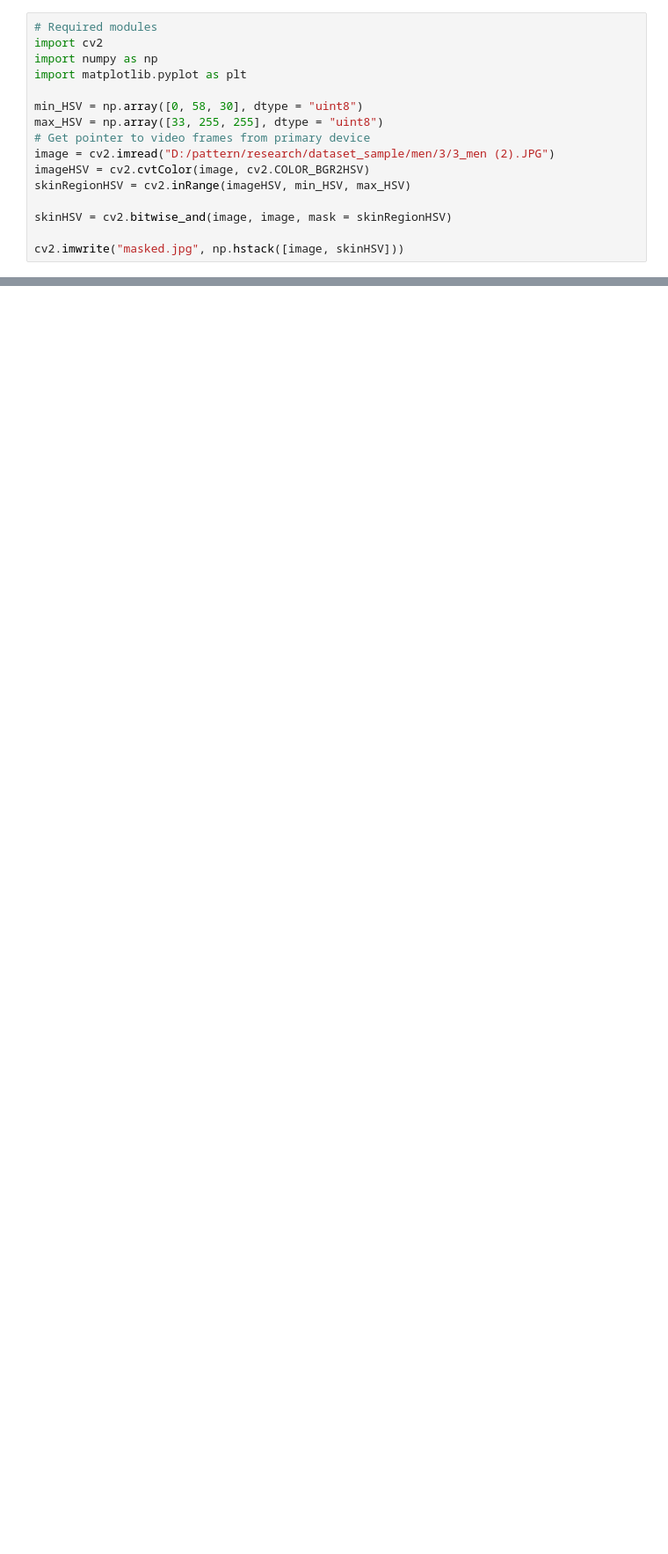
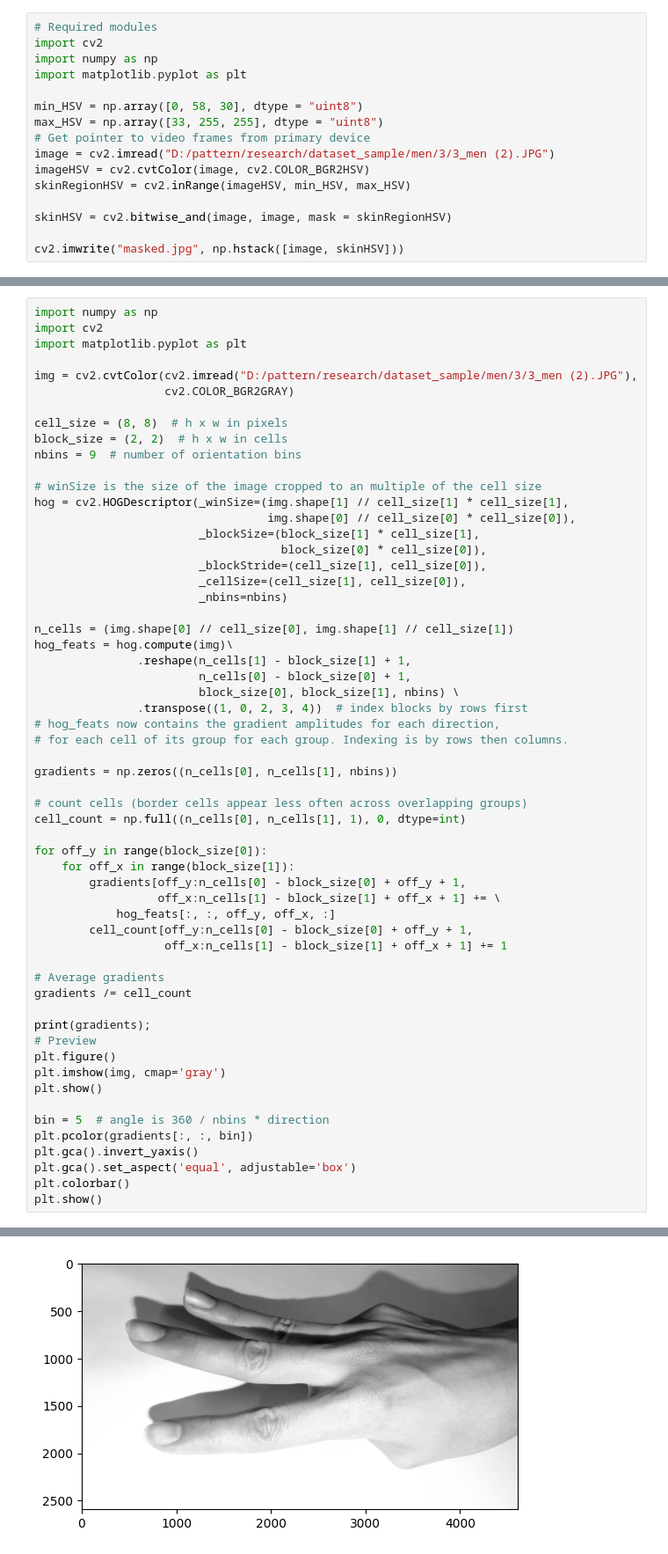
Before and after one commit to Noureldin7/CMPN450_Project, a Jupyter notebook: test.ipynb, the cells around one changed output, grey strips where cells are left out. Shown: that part at 88% size. Saved outputs shown, nothing was run; the diff lists cells and outputs as text; blank space fills up the shorter version.

```diff
--- a/test.ipynb
+++ b/test.ipynb
@@ -447,0 +507,59 @@ cv2.imwrite("masked.jpg", np.hstack([image, skinHSV]))
+# %%
+import numpy as np
+import cv2
+import matplotlib.pyplot as plt
+
+img = cv2.cvtColor(cv2.imread("D:/pattern/research/dataset_sample/men/3/3_men (2).JPG"),
+                   cv2.COLOR_BGR2GRAY)
+
+cell_size = (8, 8)  # h x w in pixels
+block_size = (2, 2)  # h x w in cells
+nbins = 9  # number of orientation bins
+
+# winSize is the size of the image cropped to an multiple of the cell size
+hog = cv2.HOGDescriptor(_winSize=(img.shape[1] // cell_size[1] * cell_size[1],
+                                  img.shape[0] // cell_size[0] * cell_size[0]),
+                        _blockSize=(block_size[1] * cell_size[1],
+                                    block_size[0] * cell_size[0]),
+                        _blockStride=(cell_size[1], cell_size[0]),
+                        _cellSize=(cell_size[1], cell_size[0]),
+                        _nbins=nbins)
+
+n_cells = (img.shape[0] // cell_size[0], img.shape[1] // cell_size[1])
+hog_feats = hog.compute(img)\
+               .reshape(n_cells[1] - block_size[1] + 1,
+                        n_cells[0] - block_size[0] + 1,
+                        block_size[0], block_size[1], nbins) \
+               .transpose((1, 0, 2, 3, 4))  # index blocks by rows first
+# hog_feats now contains the gradient amplitudes for each direction,
+# for each cell of its group for each group. Indexing is by rows then columns.
+
+gradients = np.zeros((n_cells[0], n_cells[1], nbins))
+
+# count cells (border cells appear less often across overlapping groups)
+cell_count = np.full((n_cells[0], n_cells[1], 1), 0, dtype=int)
+
+for off_y in range(block_size[0]):
+    for off_x in range(block_size[1]):
+        gradients[off_y:n_cells[0] - block_size[0] + off_y + 1,
+                  off_x:n_cells[1] - block_size[1] + off_x + 1] += \
+            hog_feats[:, :, off_y, off_x, :]
+        cell_count[off_y:n_cells[0] - block_size[0] + off_y + 1,
+                   off_x:n_cells[1] - block_size[1] + off_x + 1] += 1
+
+# Average gradients
+gradients /= cell_count
+
+print(gradients);
+# Preview
+plt.figure()
+plt.imshow(img, cmap='gray')
+plt.show()
+
+bin = 5  # angle is 360 / nbins * direction
+plt.pcolor(gradients[:, :, bin])
+plt.gca().invert_yaxis()
+plt.gca().set_aspect('equal', adjustable='box')
+plt.colorbar()
+plt.show()
+# %% [output]
@@ -447,0 +583 @@ cv2.imwrite("masked.jpg", np.hstack([image, skinHSV]))
+[figure, added]
```
Also changed, not shown: parts of 4 cells of this notebook, 2 other files.
